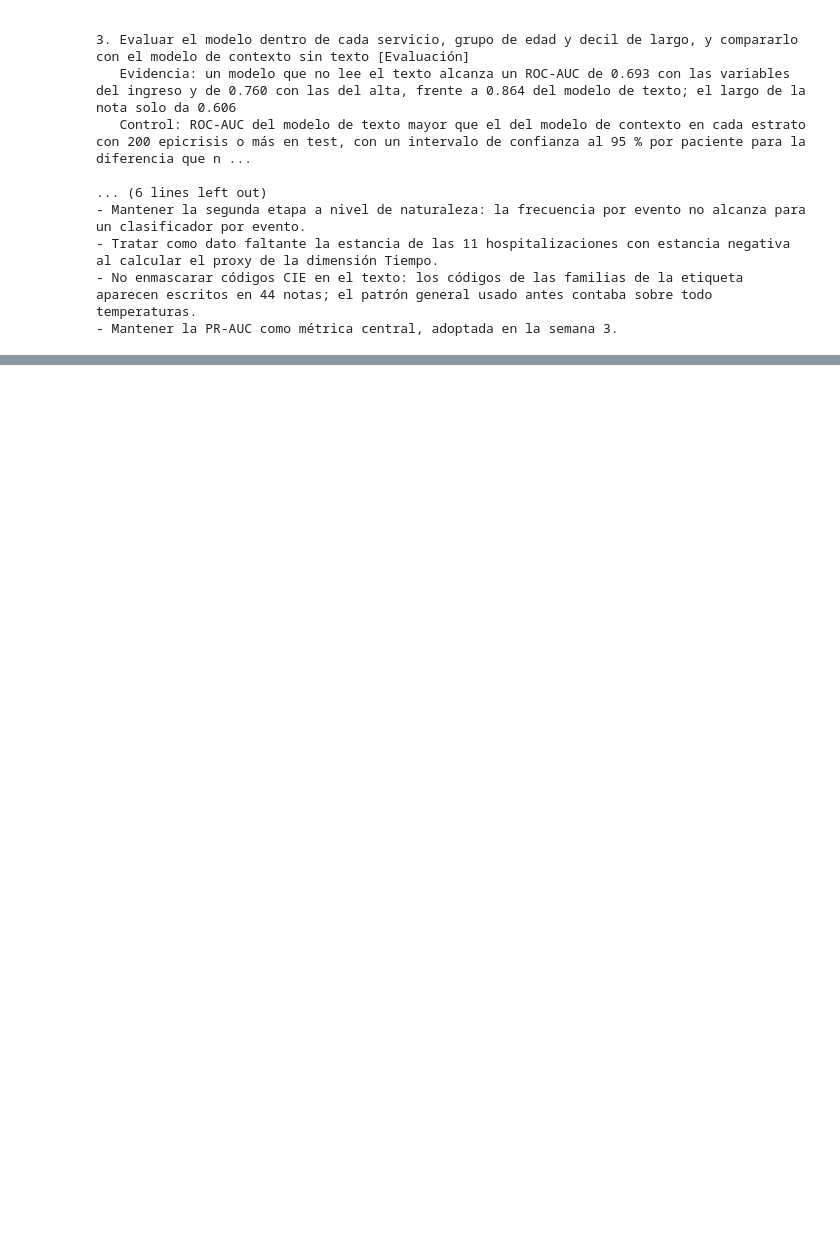
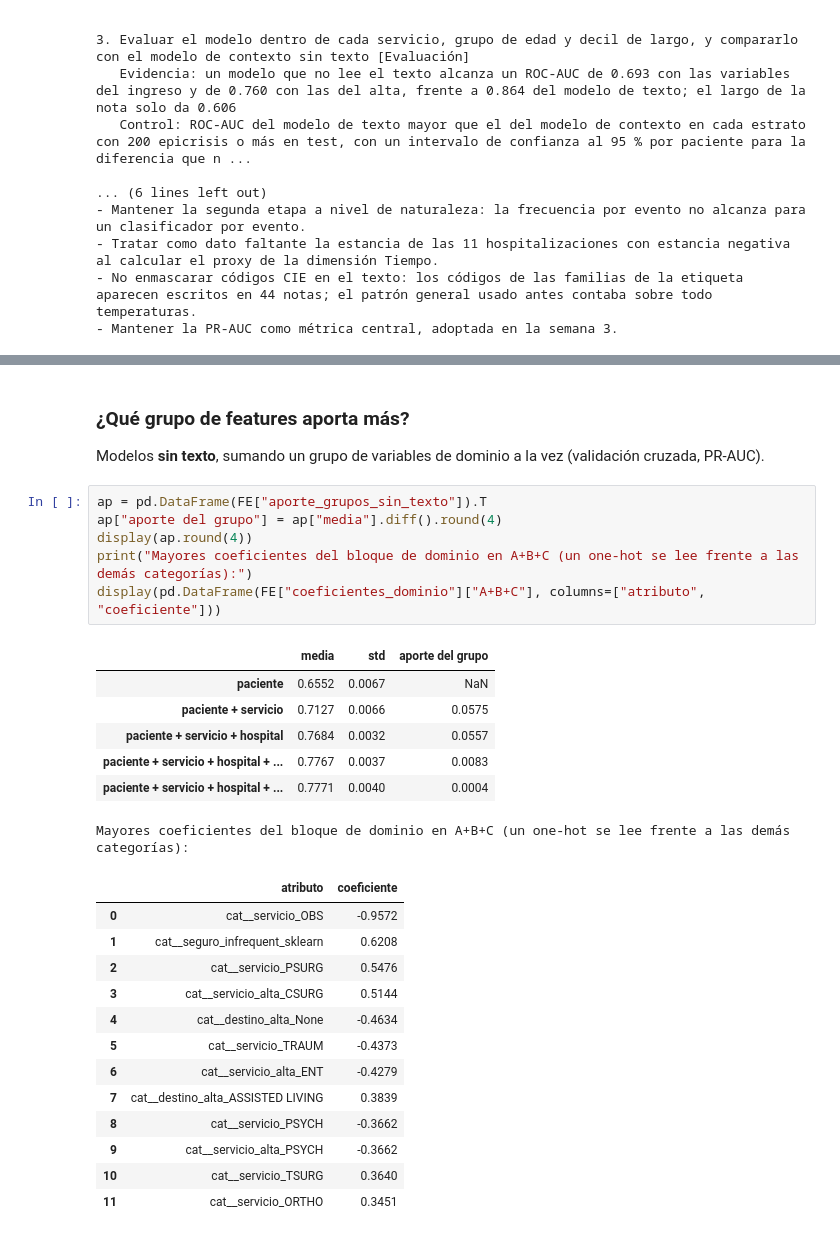
Before and after one commit to carlosperez100/mia14-trabajo-investigacion-ii-tesis-gemses-mimic, a Jupyter notebook: notebooks/02_EDA_semana4.ipynb, the cells around one changed output, grey strips where cells are left out. Drawn from its saved outputs; the diff is of its cells as text; blank space fills up the shorter version.

```diff
--- a/notebooks/02_EDA_semana4.ipynb
+++ b/notebooks/02_EDA_semana4.ipynb
@@ -583,0 +695,30 @@ for a in R["acciones_registradas"]:
+# %% [markdown]
+### ¿Qué grupo de features aporta más?
+Modelos **sin texto**, sumando un grupo de variables de dominio a la vez (validación cruzada, PR-AUC).
+# %%
+ap = pd.DataFrame(FE["aporte_grupos_sin_texto"]).T
+ap["aporte del grupo"] = ap["media"].diff().round(4)
+display(ap.round(4))
+print("Mayores coeficientes del bloque de dominio en A+B+C (un one-hot se lee frente a las demás categorías):")
+display(pd.DataFrame(FE["coeficientes_dominio"]["A+B+C"], columns=["atributo", "coeficiente"]))
+# %% [output]
+|  | media | std | aporte del grupo |
+| paciente | 0.6552 | 0.0067 | NaN |
+| paciente + servicio | 0.7127 | 0.0066 | 0.0575 |
+| paciente + servicio + hospital | 0.7684 | 0.0032 | 0.0557 |
+| paciente + servicio + hospital + ... | 0.7767 | 0.0037 | 0.0083 |
+| paciente + servicio + hospital + ... | 0.7771 | 0.0040 | 0.0004 |
+Mayores coeficientes del bloque de dominio en A+B+C (un one-hot se lee frente a las demás categorías):
+|  | atributo | coeficiente |
+| 0 | cat__servicio_OBS | -0.9572 |
+| 1 | cat__seguro_infrequent_sklearn | 0.6208 |
+| 2 | cat__servicio_PSURG | 0.5476 |
+| 3 | cat__servicio_alta_CSURG | 0.5144 |
+| 4 | cat__destino_alta_None | -0.4634 |
+| 5 | cat__servicio_TRAUM | -0.4373 |
+| 6 | cat__servicio_alta_ENT | -0.4279 |
+| 7 | cat__destino_alta_ASSISTED LIVING | 0.3839 |
+| 8 | cat__servicio_PSYCH | -0.3662 |
+| 9 | cat__servicio_alta_PSYCH | -0.3662 |
+| 10 | cat__servicio_TSURG | 0.3640 |
+| 11 | cat__servicio_ORTHO | 0.3451 |
```
Also changed, not shown: parts of 12 cells of this notebook, 1 other file.
